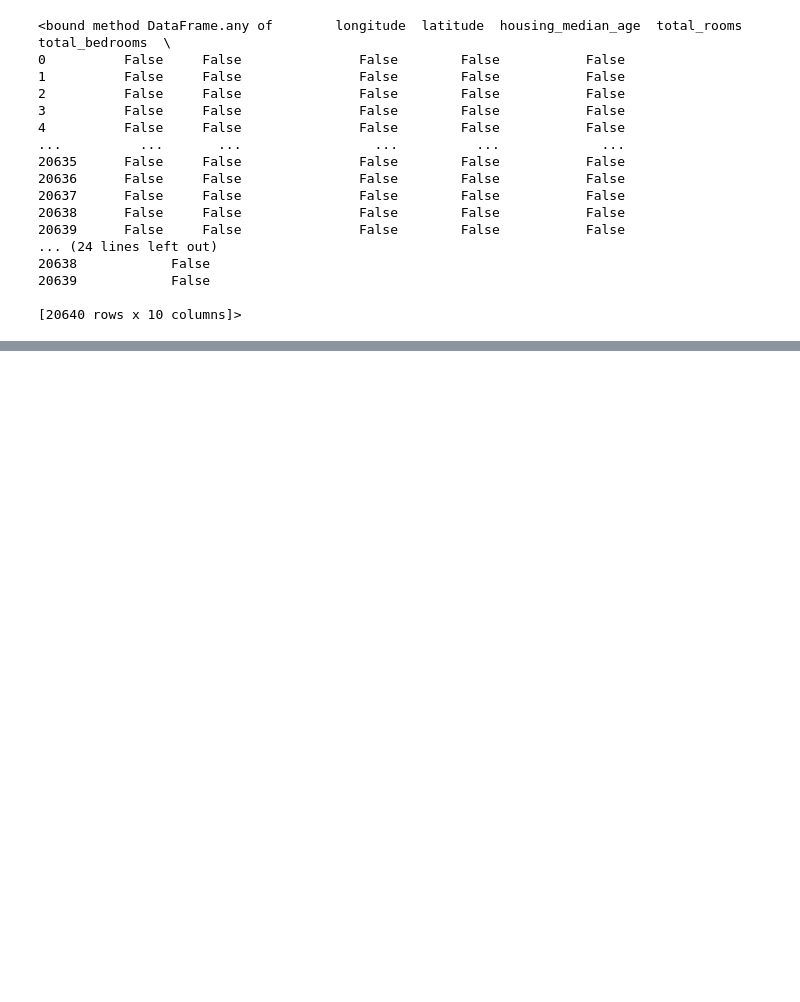
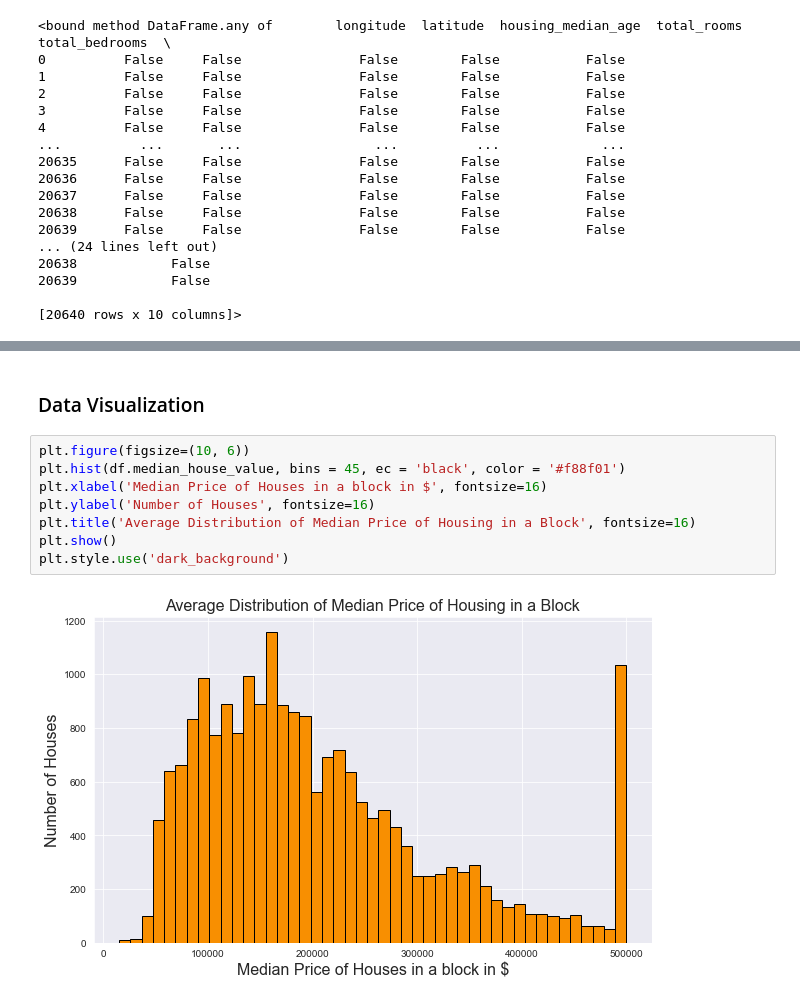
Before and after one commit to vinnovateit/VIIT_Team_MNIST, a Jupyter notebook: arhit/Project_HousingPrices/main_hp.ipynb, the cells around one changed output, grey strips where cells are left out. Cells and saved outputs as stored; diff of their text form; blank space fills up the shorter version.

Commit message:
Added Visualization

```diff
--- a/arhit/Project_HousingPrices/main_hp.ipynb
+++ b/arhit/Project_HousingPrices/main_hp.ipynb
@@ -73,0 +136,12 @@ pd.isnull(df).any  # Checking for Null Values
+# %% [markdown]
+### Data Visualization
+# %%
+plt.figure(figsize=(10, 6))
+plt.hist(df.median_house_value, bins = 45, ec = 'black', color = '#f88f01')
+plt.xlabel('Median Price of Houses in a block in $', fontsize=16)
+plt.ylabel('Number of Houses', fontsize=16)
+plt.title('Average Distribution of Median Price of Housing in a Block', fontsize=16)
+plt.show()
+plt.style.use('dark_background')
+# %% [output]
+[figure, added]
```
Also changed, not shown: parts of 12 cells of this notebook, 2 other files.
